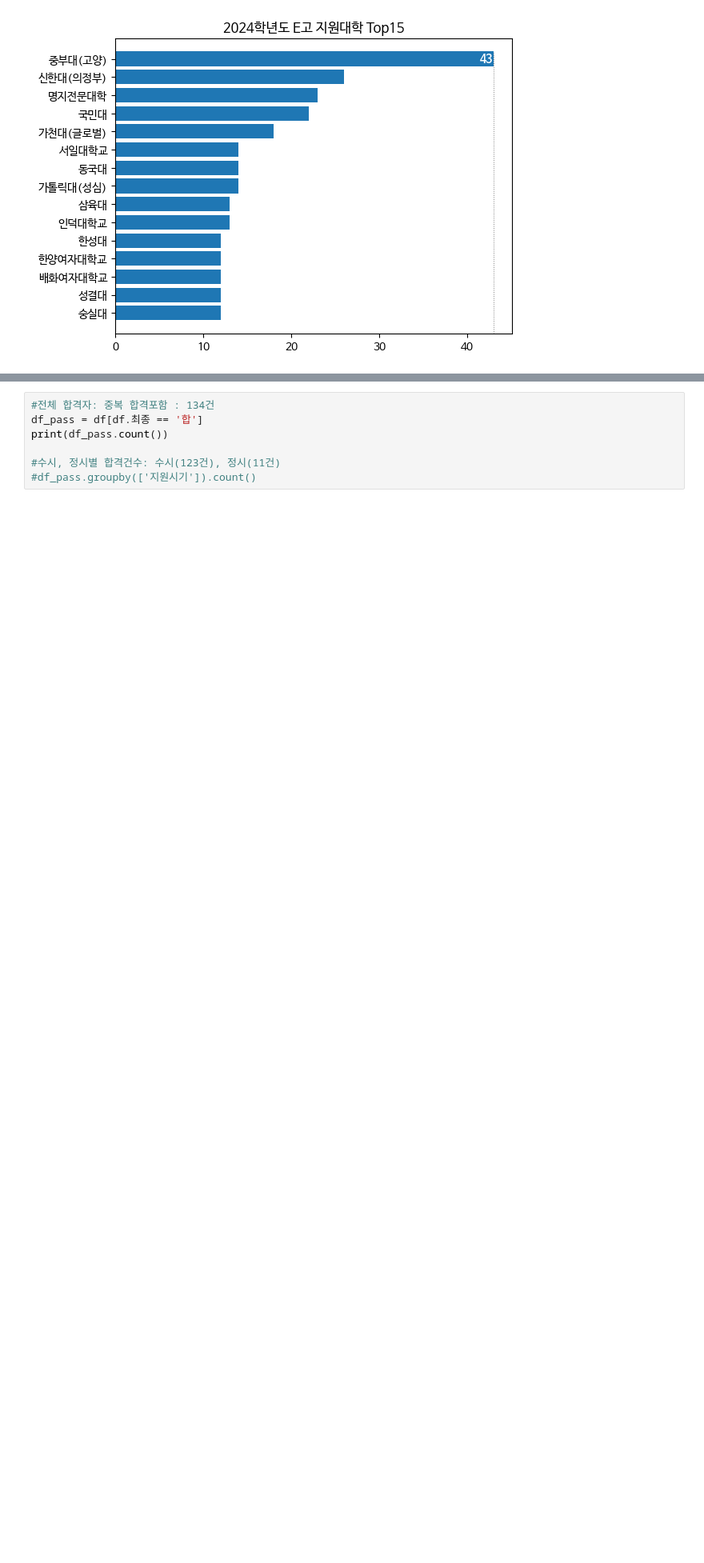
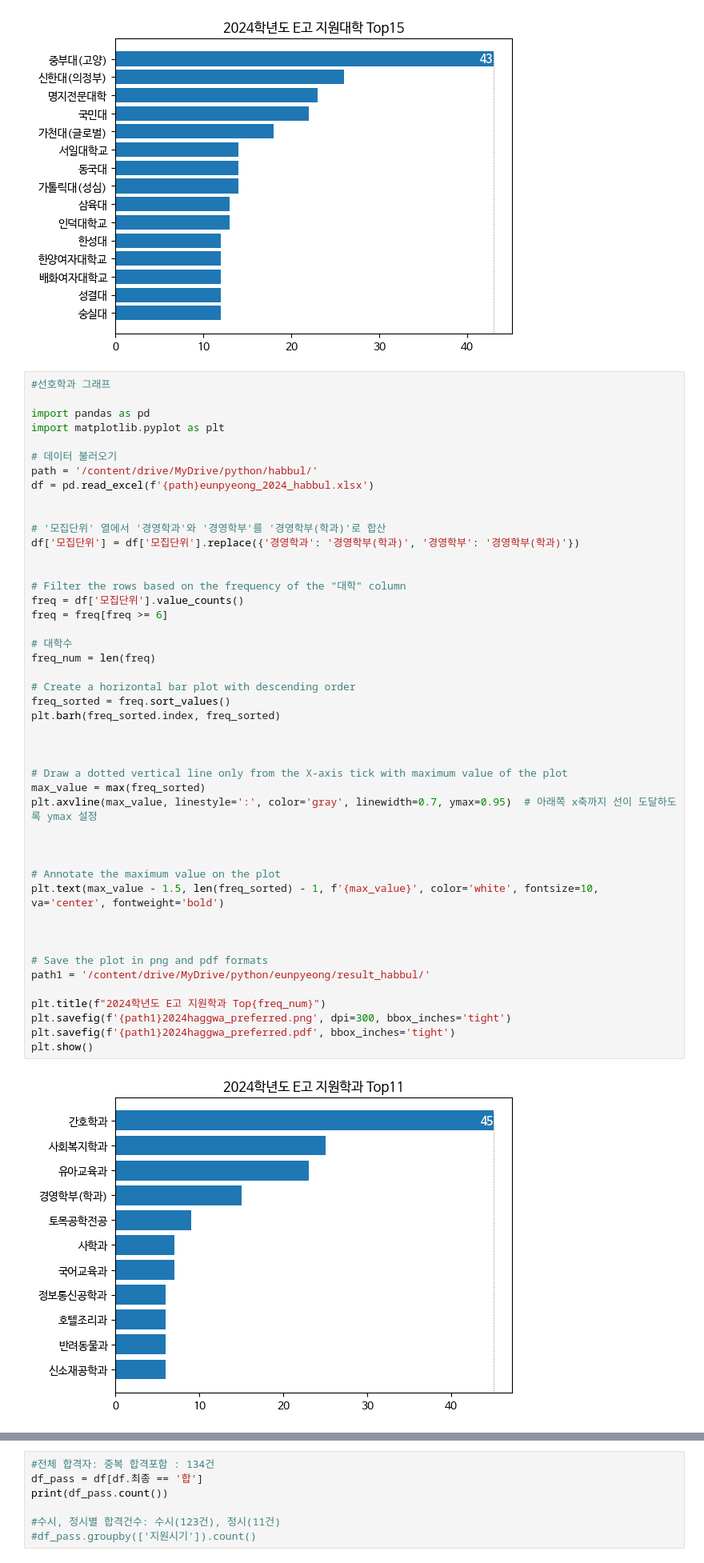
Before and after one commit to ecloguehwang/HSS, a Jupyter notebook: 합불자료정리_은평고2024.ipynb, the cells around one changed output, grey strips where cells are left out. Shown at 80% size. Saved outputs shown, nothing was run; the diff lists cells and outputs as text; blank space fills up the shorter version.

```diff
--- a/합불자료정리_은평고2024.ipynb
+++ b/합불자료정리_은평고2024.ipynb
@@ -467,3 +474,51 @@ plt.savefig(f'{path1}2024uni_preferred.pdf', bbox_inches='tight')
 plt.show()
 # %% [output]
 [figure]
+# %%
+#선호학과 그래프
+
+import pandas as pd
+import matplotlib.pyplot as plt
+
+# 데이터 불러오기
+path = '/content/drive/MyDrive/python/habbul/'
+df = pd.read_excel(f'{path}eunpyeong_2024_habbul.xlsx')
+
+
+# '모집단위' 열에서 '경영학과'와 '경영학부'를 '경영학부(학과)'로 합산
+df['모집단위'] = df['모집단위'].replace({'경영학과': '경영학부(학과)', '경영학부': '경영학부(학과)'})
+
+
+# Filter the rows based on the frequency of the "대학" column
+freq = df['모집단위'].value_counts()
+freq = freq[freq >= 6]
+
+# 대학수
+freq_num = len(freq)
+
+# Create a horizontal bar plot with descending order
+freq_sorted = freq.sort_values()
+plt.barh(freq_sorted.index, freq_sorted)
+
+
+
+# Draw a dotted vertical line only from the X-axis tick with maximum value of the plot
+max_value = max(freq_sorted)
+plt.axvline(max_value, linestyle=':', color='gray', linewidth=0.7, ymax=0.95)  # 아래쪽 x축까지 선이 도달하도록 ymax 설정
+
+
+
+# Annotate the maximum value on the plot
+plt.text(max_value - 1.5, len(freq_sorted) - 1, f'{max_value}', color='white', fontsize=10, va='center', fontweight='bold')
+
+
+
+# Save the plot in png and pdf formats
+path1 = '/content/drive/MyDrive/python/eunpyeong/result_habbul/'
+
+plt.title(f"2024학년도 E고 지원학과 Top{freq_num}")
+plt.savefig(f'{path1}2024haggwa_preferred.png', dpi=300, bbox_inches='tight')
+plt.savefig(f'{path1}2024haggwa_preferred.pdf', bbox_inches='tight')
+plt.show()
+# %% [output]
+[figure, added]
```
Also changed, not shown: parts of 25 cells of this notebook.
